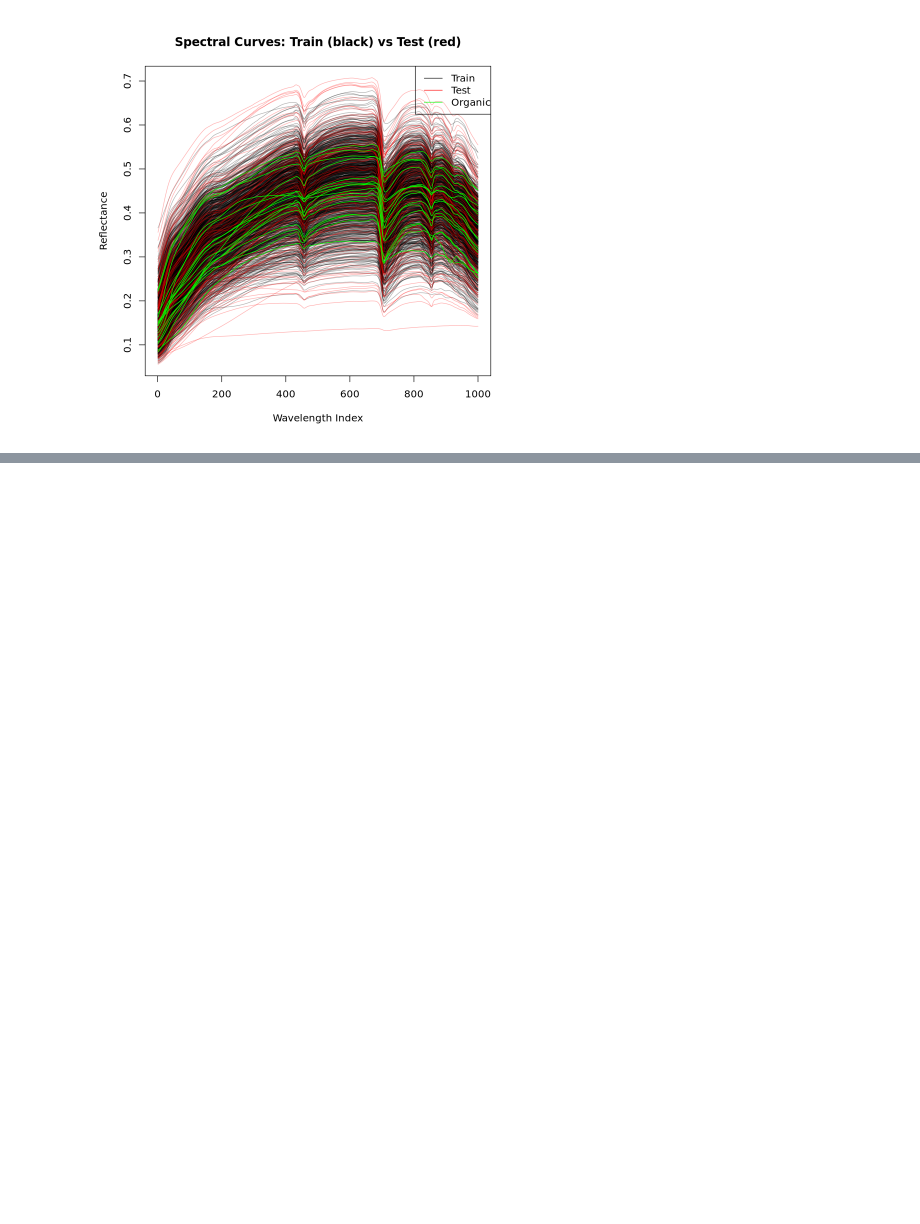
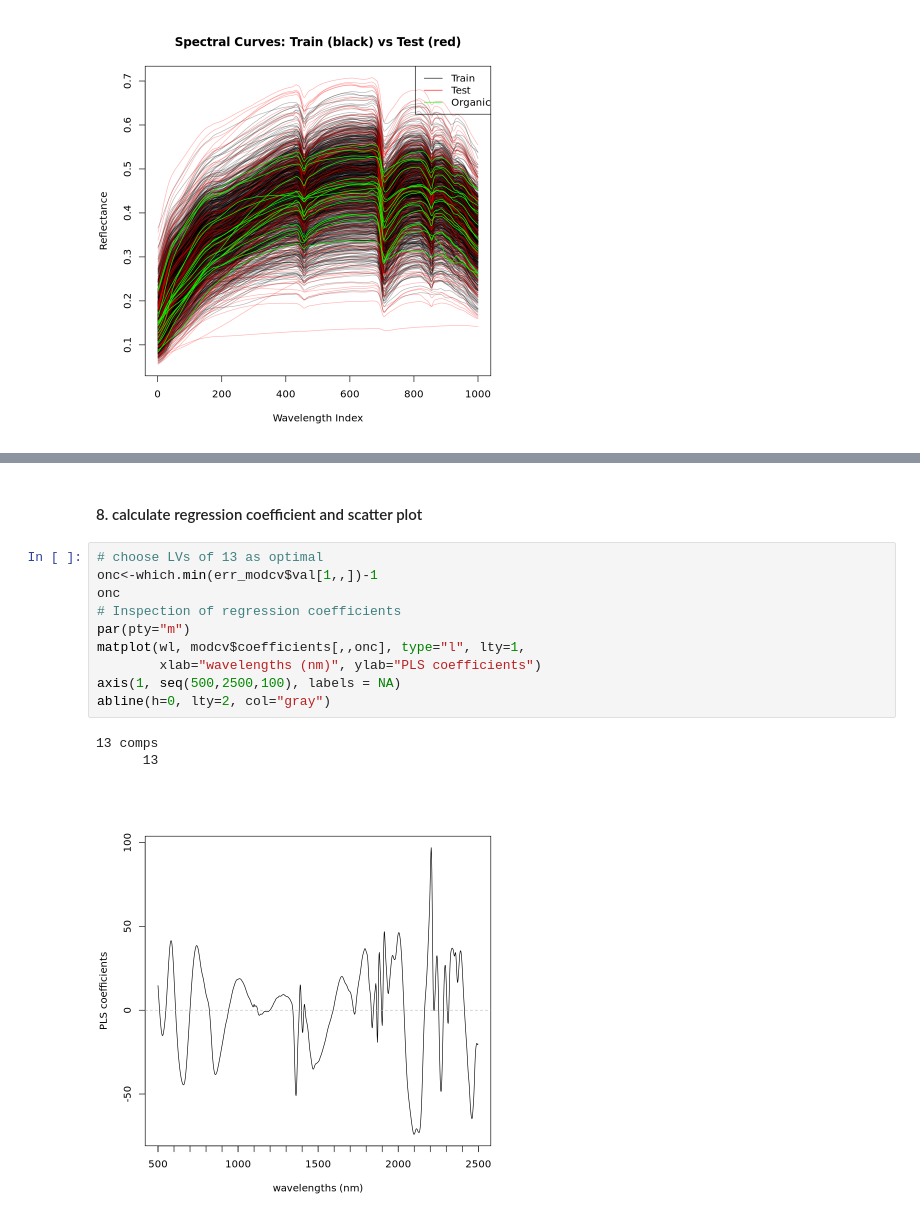
Before and after one commit to lcaspari/italy_soc, a Jupyter notebook: SOC_italy.ipynb, the cells around one changed output, grey strips where cells are left out. Drawn from its saved outputs; the diff is of its cells as text; blank space fills up the shorter version.

```diff
--- a/SOC_italy.ipynb
+++ b/SOC_italy.ipynb
@@ -424,0 +332,16 @@ legend("topleft", legend=legend_text, bty="n", cex=1.2)
+# %% [markdown]
+#### 8. calculate regression coefficient and scatter plot
+# %%
+# choose LVs of 13 as optimal
+onc<-which.min(err_modcv$val[1,,])-1
+onc
+# Inspection of regression coefficients
+par(pty="m")
+matplot(wl, modcv$coefficients[,,onc], type="l", lty=1,
+        xlab="wavelengths (nm)", ylab="PLS coefficients")
+axis(1, seq(500,2500,100), labels = NA)
+abline(h=0, lty=2, col="gray")
+# %% [output]
+13 comps
+      13
+[figure, added]
```
Also changed, not shown: parts of 18 cells of this notebook, 1 other file.
